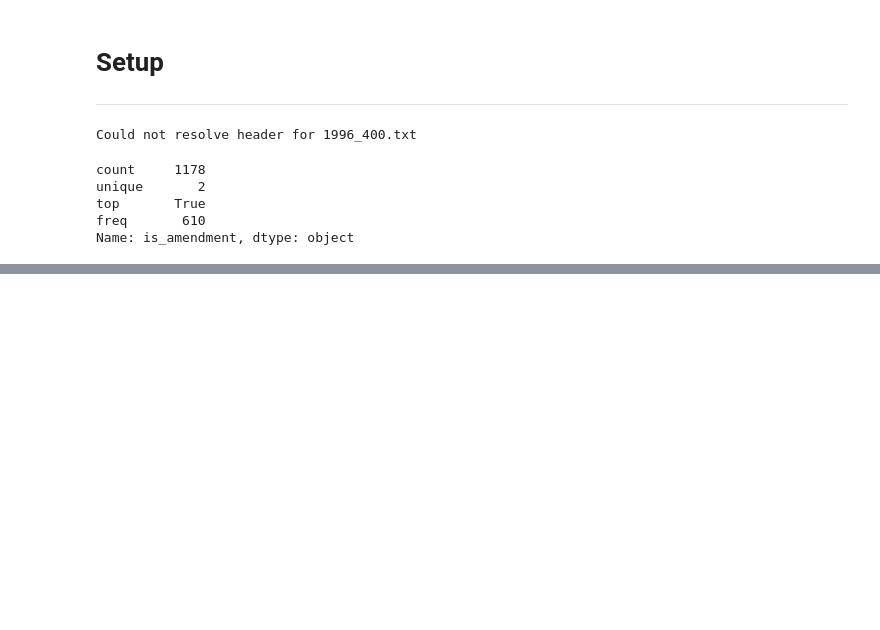
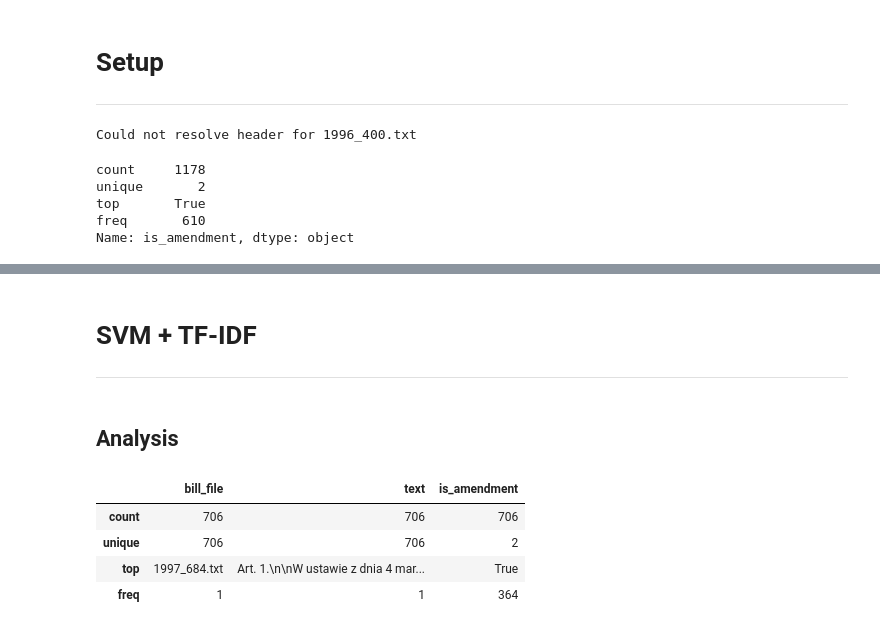
Before and after one commit to Porcupine96/nlp, a Jupyter notebook: lab8/lab8.ipynb, the cells around one changed output, grey strips where cells are left out. Saved outputs shown, nothing was run; the diff lists cells and outputs as text; code cells hidden in the pictures; blank space fills up the shorter version.

```diff
--- a/lab8/lab8.ipynb
+++ b/lab8/lab8.ipynb
@@ -33,0 +42,5 @@ validation 237
+# %% [markdown]
+# SVM + TF-IDF
+---
+# %% [markdown]
+## Analysis
@@ -33,0 +59,8 @@ validation 237
+# %%
+train.describe()
+# %% [output]
+|  | bill_file | text | is_amendment |
+| count | 706 | 706 | 706 |
+| unique | 706 | 706 | 2 |
+| top | 1997_684.txt | Art. 1.\n\nW ustawie z dnia 4 mar... | True |
+| freq | 1 | 1 | 364 |
```
Also changed, not shown: parts of 20 cells of this notebook, 6 other files.
